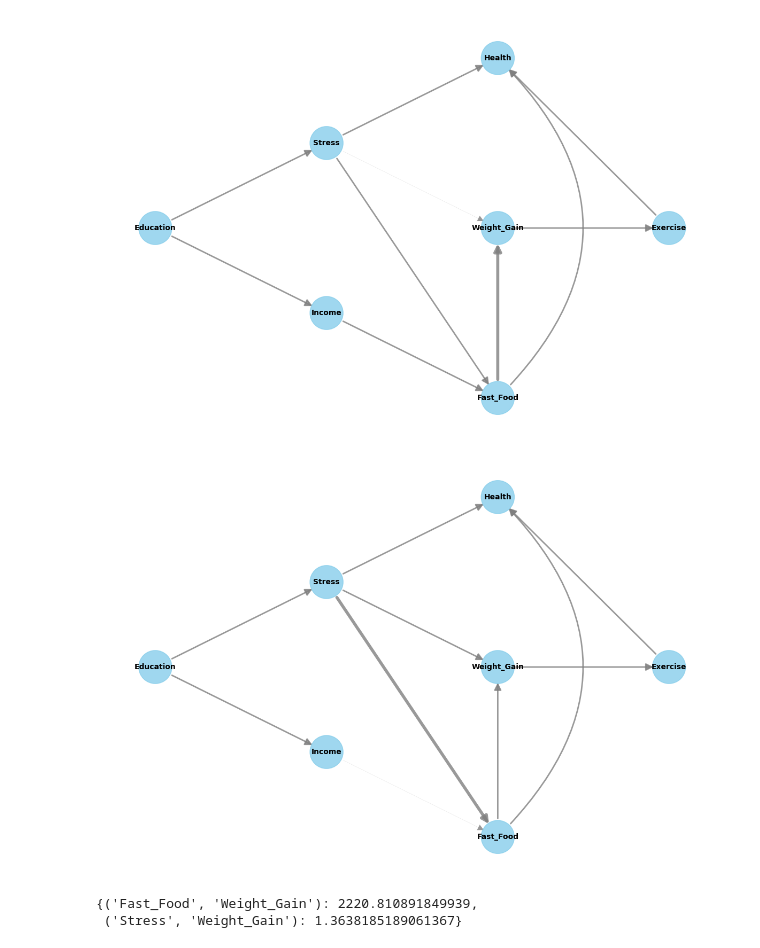
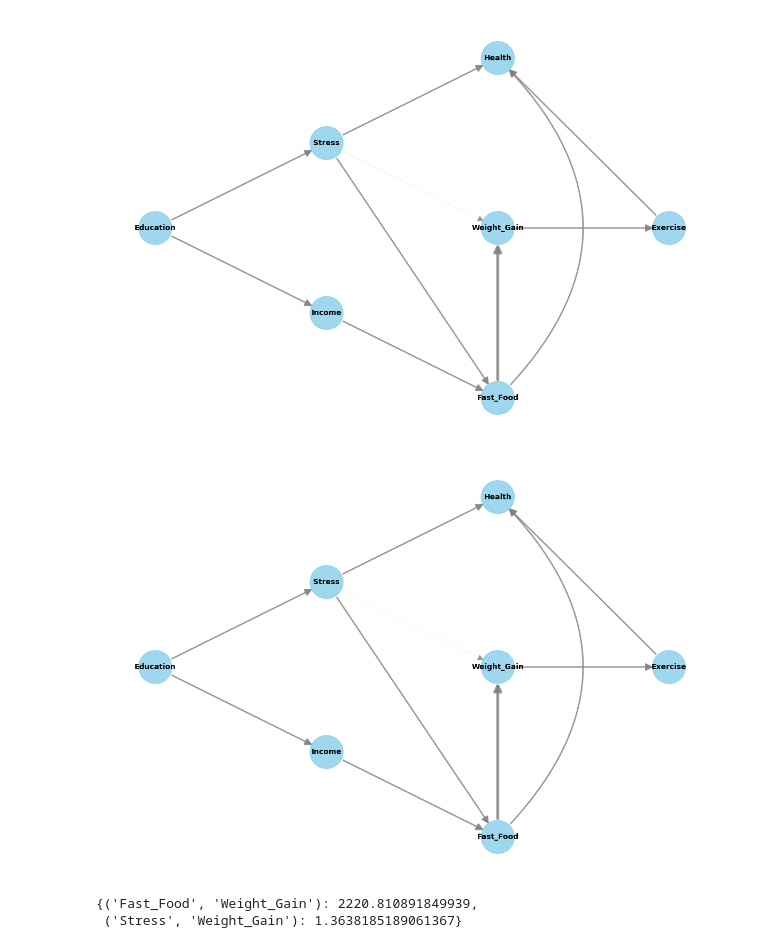
Before and after one commit to kumarjitpathakbangalore/causal_inference, a Jupyter notebook: causal_graph_discovery/causal_discovery.ipynb, the cells around one changed output. Drawn from its saved outputs; the diff is of its cells as text; code cells hidden in the pictures.

```diff
--- a/causal_graph_discovery/causal_discovery.ipynb
+++ b/causal_graph_discovery/causal_discovery.ipynb
@@ -155,19 +155,19 @@ plot(causal_graph,
 # %%
 import numpy as np
 
 # Note: The percentage conversion only makes sense for purely positive attributions.
 def convert_to_percentage(value_dictionary):
     total_absolute_sum = np.sum([abs(v) for v in value_dictionary.values()])
     return {k: abs(v) / total_absolute_sum * 100 for k, v in value_dictionary.items()}
 
 
-arrow_strengths = gcm.arrow_strength(scm, target_node='Fast_Food')
+arrow_strengths = gcm.arrow_strength(scm, target_node='Weight_Gain')
 
 plot(causal_graph,
      causal_strengths=convert_to_percentage(arrow_strengths),
      figure_size=[15, 10])
 # %% [output]
-[figure, old version]
+[figure, new version]
 # %%
 arrow_strengths
 # %% [output]
```
Also changed, not shown: parts of 14 cells of this notebook, 1 other file.
